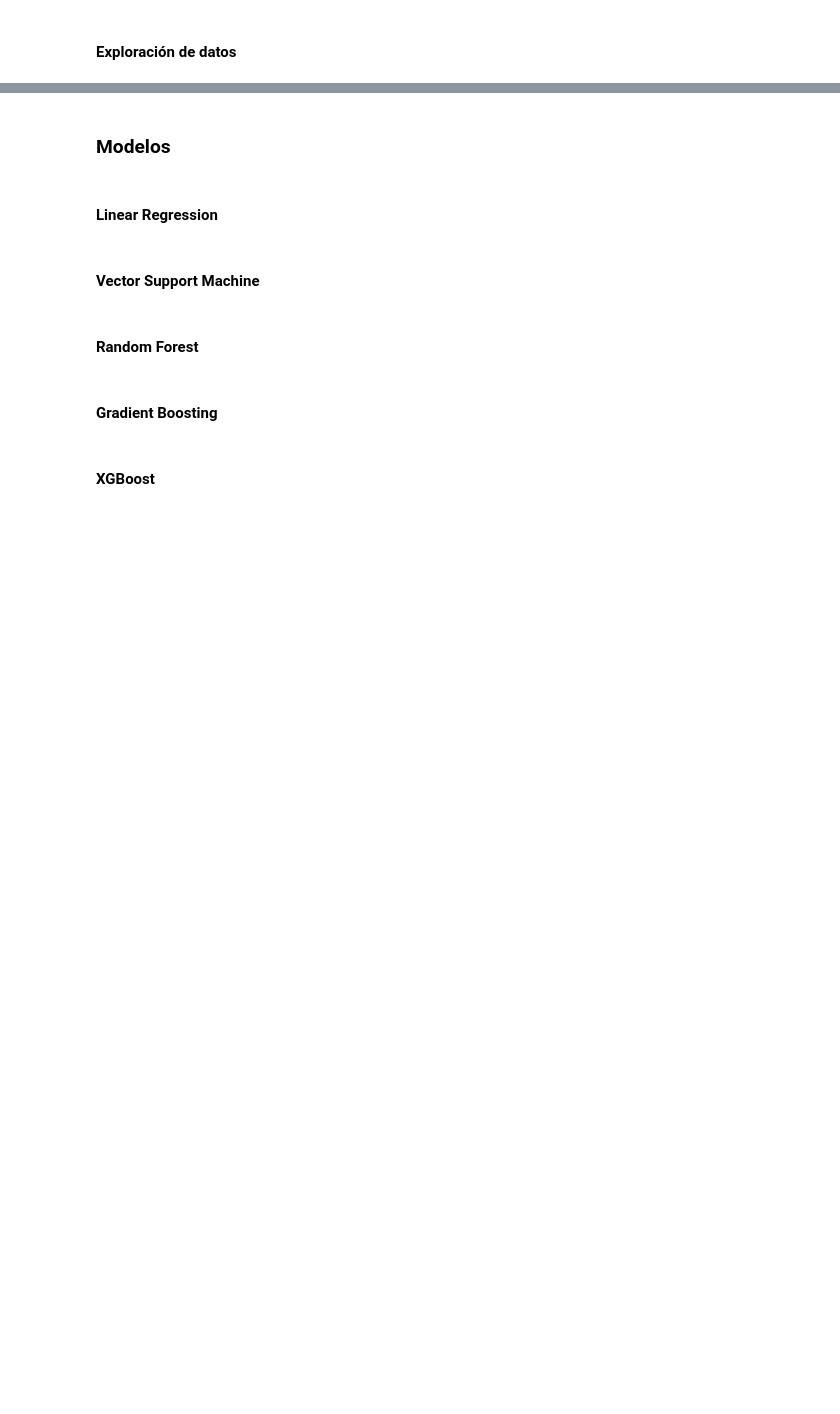
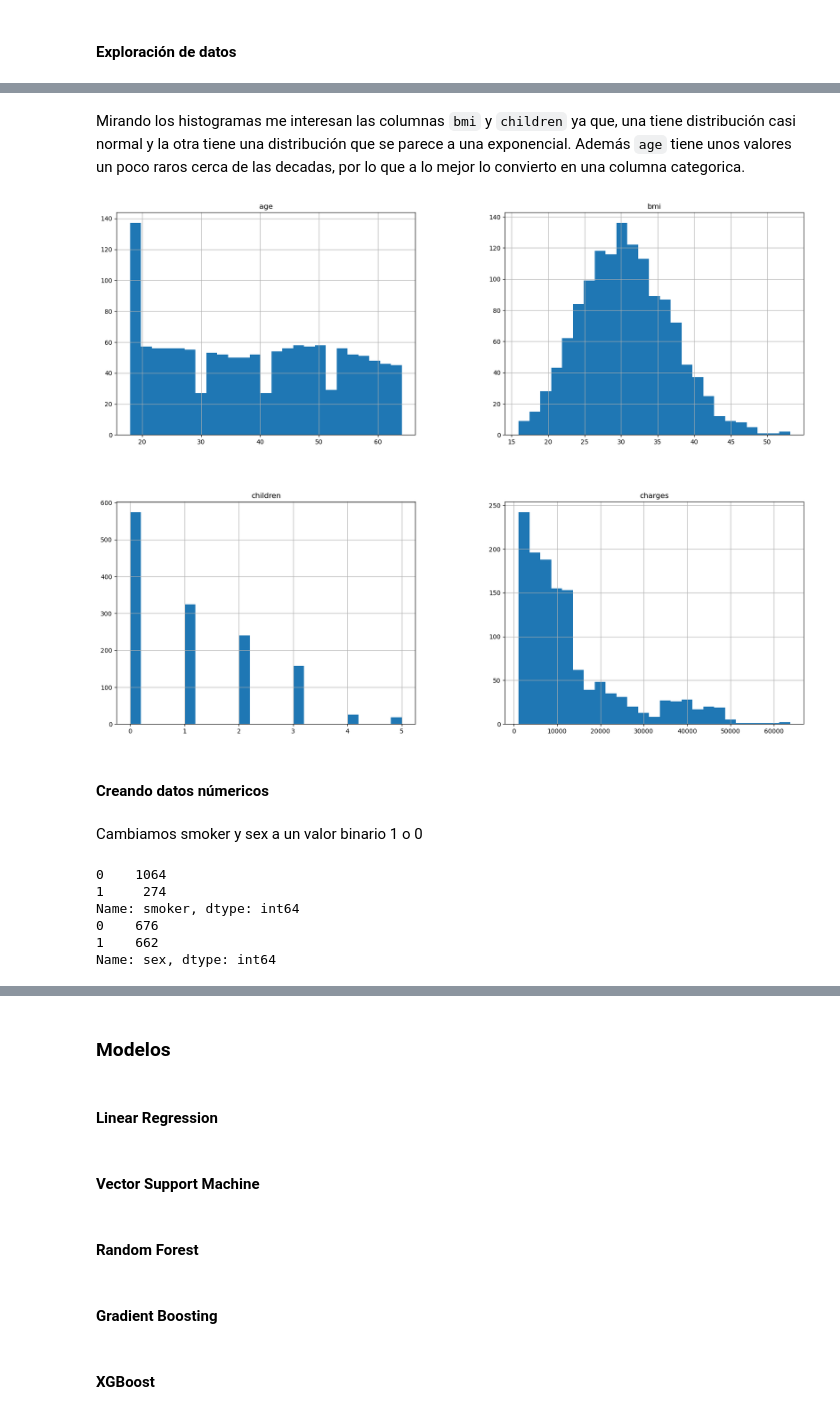
Before and after one commit to braiso-22/ejercicio-seguro-medico, a Jupyter notebook: seguro-medico.ipynb, the cells around one changed output, grey strips where cells are left out. Saved outputs shown, nothing was run; the diff lists cells and outputs as text; code cells hidden in the pictures; blank space fills up the shorter version.

Commit message:
continuando con la exploracion de datos

```diff
--- a/seguro-medico.ipynb
+++ b/seguro-medico.ipynb
@@ -37,0 +73,24 @@ df.head()
+# %% [markdown]
+Mirando los histogramas me interesan las columnas `bmi` y `children` ya que, una tiene distribución casi normal y la otra tiene una distribución que se parece a una exponencial. Además `age` tiene unos valores un poco raros cerca de las decadas, por lo que a lo mejor lo convierto en una columna categorica.
+# %%
+df.hist(bins=25, figsize=(20,15))
+plt.show()
+# %% [output]
+[figure, added]
+# %% [markdown]
+#### Creando datos númericos
+# %% [markdown]
+Cambiamos smoker y sex a un valor binario 1 o 0
+# %%
+df.smoker = df.smoker.map({'yes': 1, 'no': 0})
+df.sex = df.sex.map({'female':1, 'male':0})
+# count the smokers and non-smokers
+print(df.smoker.value_counts())
+print(df.sex.value_counts())
+# %% [output]
+0    1064
+1     274
+Name: smoker, dtype: int64
+0    676
+1    662
+Name: sex, dtype: int64
```
Also changed, not shown: parts of 8 cells of this notebook.
